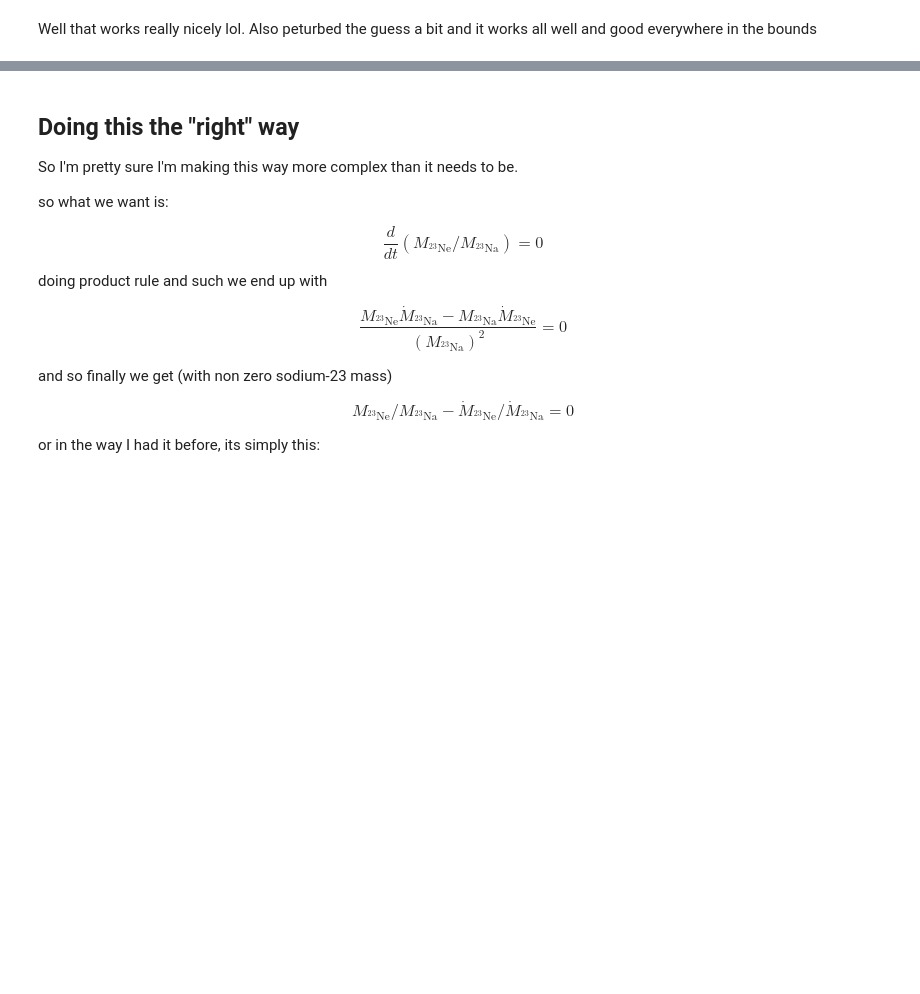
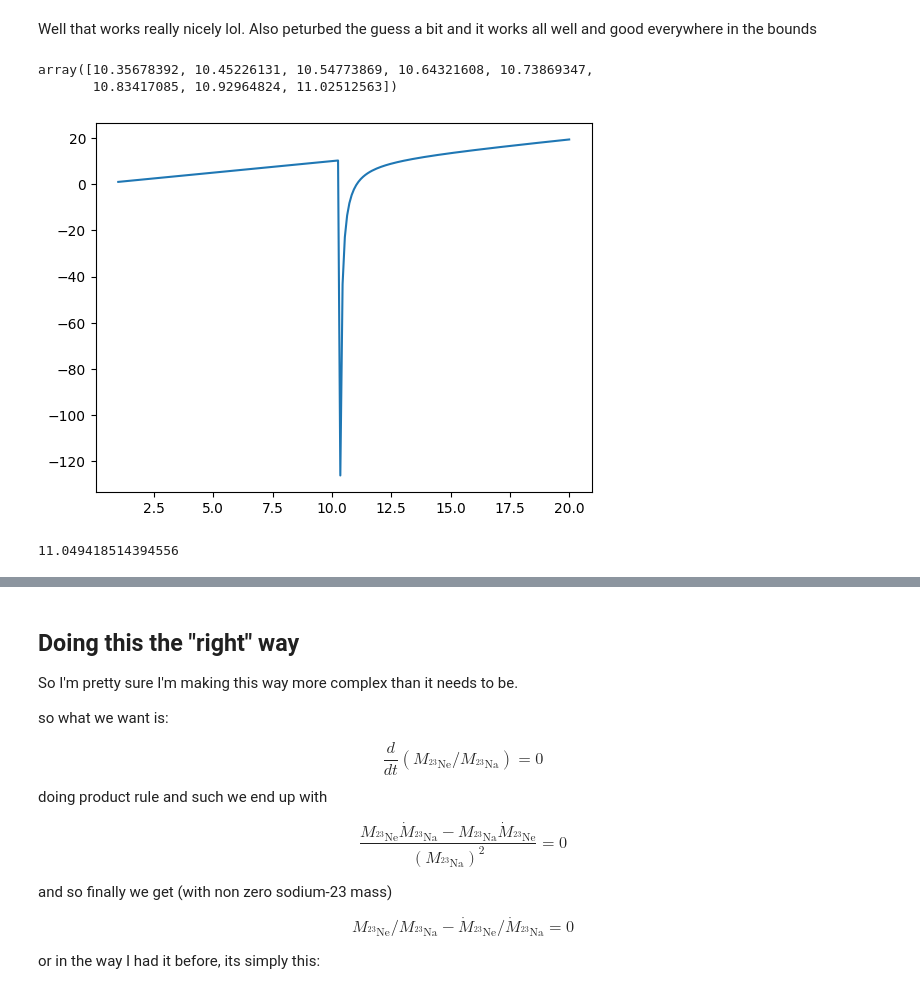
Before and after one commit to biboyd/astronum2024, a Jupyter notebook: smarter_quick_mixing.ipynb, the cells around one changed output, grey strips where cells are left out. Cells and saved outputs as stored; diff of their text form; code cells hidden in the pictures; blank space fills up the shorter version.

Commit message:
update some plotting

```diff
--- a/smarter_quick_mixing.ipynb
+++ b/smarter_quick_mixing.ipynb
@@ -264,7 +264,7 @@ def calc_new_ratio(in_ratio, total_Urca, inputs,
 
     #calc the real final ratio though.
     final_ratio = change_in_ne23/change_in_na23
-    return final_ratio#final_Xne23/final_Xna23
+    return max(final_ratio, 0.)#final_Xne23/final_Xna23
 
 def test_ratio(in_ratio, total_Urca, inputs, outside_X=None, dt=unyt.hr):
     return np.abs(in_ratio - calc_new_ratio(in_ratio, total_Urca, inputs, outside_X=outside_X, dt=dt))
@@ -363,3 +363,13 @@ print(true_ratio)
  11.04941851 11.04941851]
 # %% [markdown]
 Well that works really nicely lol. Also peturbed the guess a bit and it works all well and good everywhere in the bounds
+# %%
+rooted_arr = np.empty_like(ratio_arr)
+for i, r in enumerate(ratio_arr):
+    rooted_arr[i] = rooted_ratio(r, total_A23, const_variables, 5e-4, dt)
+plt.plot(ratio_arr, rooted_arr)
+ratio_arr[rooted_arr < 1]
+# %% [output]
+array([10.35678392, 10.45226131, 10.54773869, 10.64321608, 10.73869347,
+       10.83417085, 10.92964824, 11.02512563])
+[figure, added]
@@ -365,0 +380,4 @@ Well that works really nicely lol. Also peturbed the guess a bit and it works al
+# %%
+sol
+# %% [output]
+11.049418514394556
```
Also changed, not shown: parts of 7 cells of this notebook, 6 other files.
